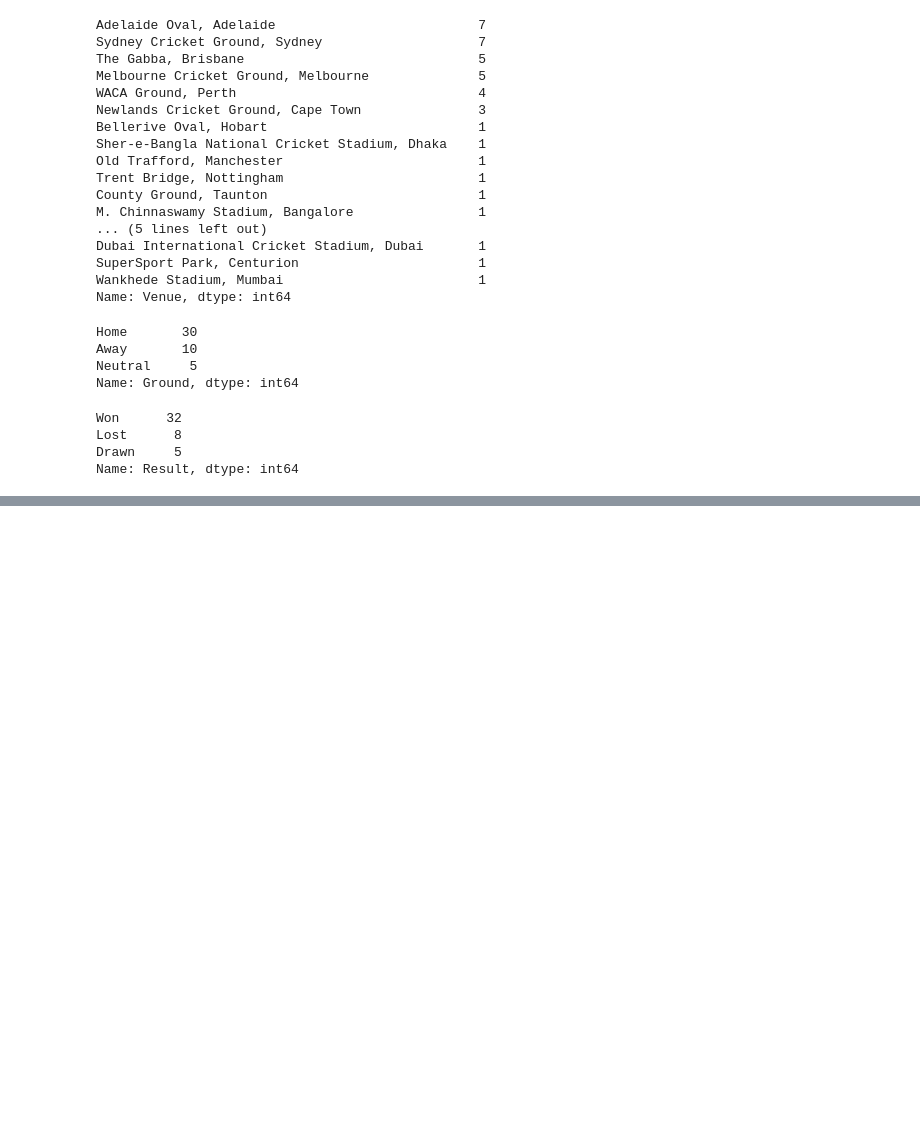
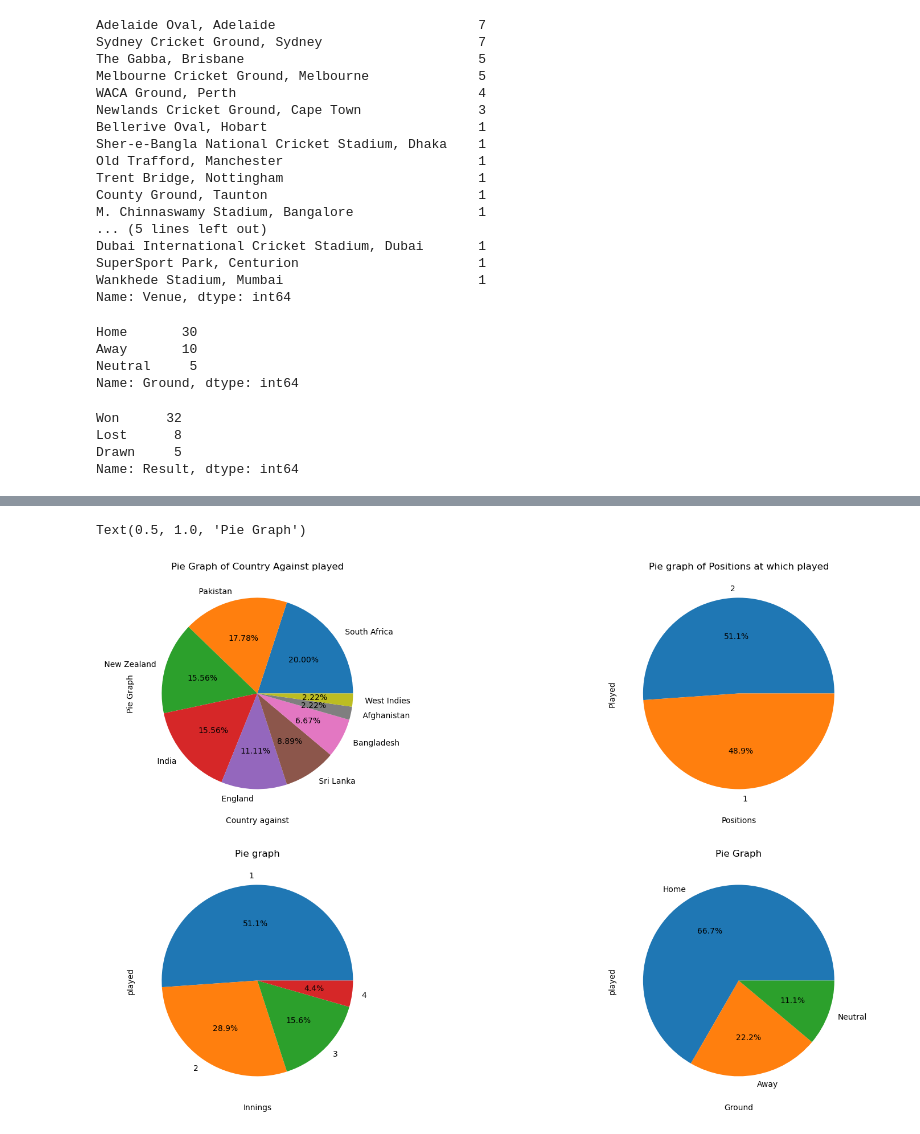
Before and after one commit to ShubhamGupta2505/MachineLearningPractice, a Jupyter notebook: david-warner-score-analysis.ipynb, the cells around one changed output, grey strips where cells are left out. Cells and saved outputs as stored; diff of their text form; code cells hidden in the pictures; blank space fills up the shorter version.

Commit message:
Kaggle Notebook | David Warner Score Analysis | Version 2

```diff
--- a/david-warner-score-analysis.ipynb
+++ b/david-warner-score-analysis.ipynb
@@ -95,0 +108,10 @@ df.duplicated().sum()
+# %%
+df['Score']=df['Score'].astype(str)
+# %%
+df['Status']=df['Score'].str.contains(r'[^\w\s]', regex=True)
+# %%
+df.loc[df['Status'] == True, 'Status'] = 'Not Out'
+df.loc[df['Status'] == False, 'Status'] = 'Out'
+# %%
+df['Score'] = df['Score'].str.replace(r'[^\w\s]', '')
+df['Score']=df['Score'].astype(str).astype(int)
@@ -156,0 +211,25 @@ Name: Result, dtype: int64
+# %%
+plt.figure(figsize=(20,12))
+plt.subplot(2,2,1)
+df['Against'].value_counts().plot.pie(autopct='%1.2f%%')
+plt.xlabel('Country against')
+plt.ylabel('Pie Graph')
+plt.title('Pie Graph of Country Against played')
+plt.subplot(2,2,2)
+df['Position'].value_counts().plot.pie(autopct='%1.1f%%')
+plt.xlabel('Positions')
+plt.ylabel('Played')
+plt.title('Pie graph of Positions at which played')
+plt.subplot(2,2,3)
+df['Innings'].value_counts().plot.pie(autopct='%1.1f%%')
+plt.xlabel('Innings')
+plt.ylabel('played')
+plt.title('Pie graph')
+plt.subplot(2,2,4)
+df['Ground'].value_counts().plot.pie(autopct='%1.1f%%')
+plt.xlabel('Ground')
+plt.ylabel('played')
+plt.title('Pie Graph')
+# %% [output]
+Text(0.5, 1.0, 'Pie Graph')
+[figure, added]
```
Also changed, not shown: parts of 12 cells of this notebook.
